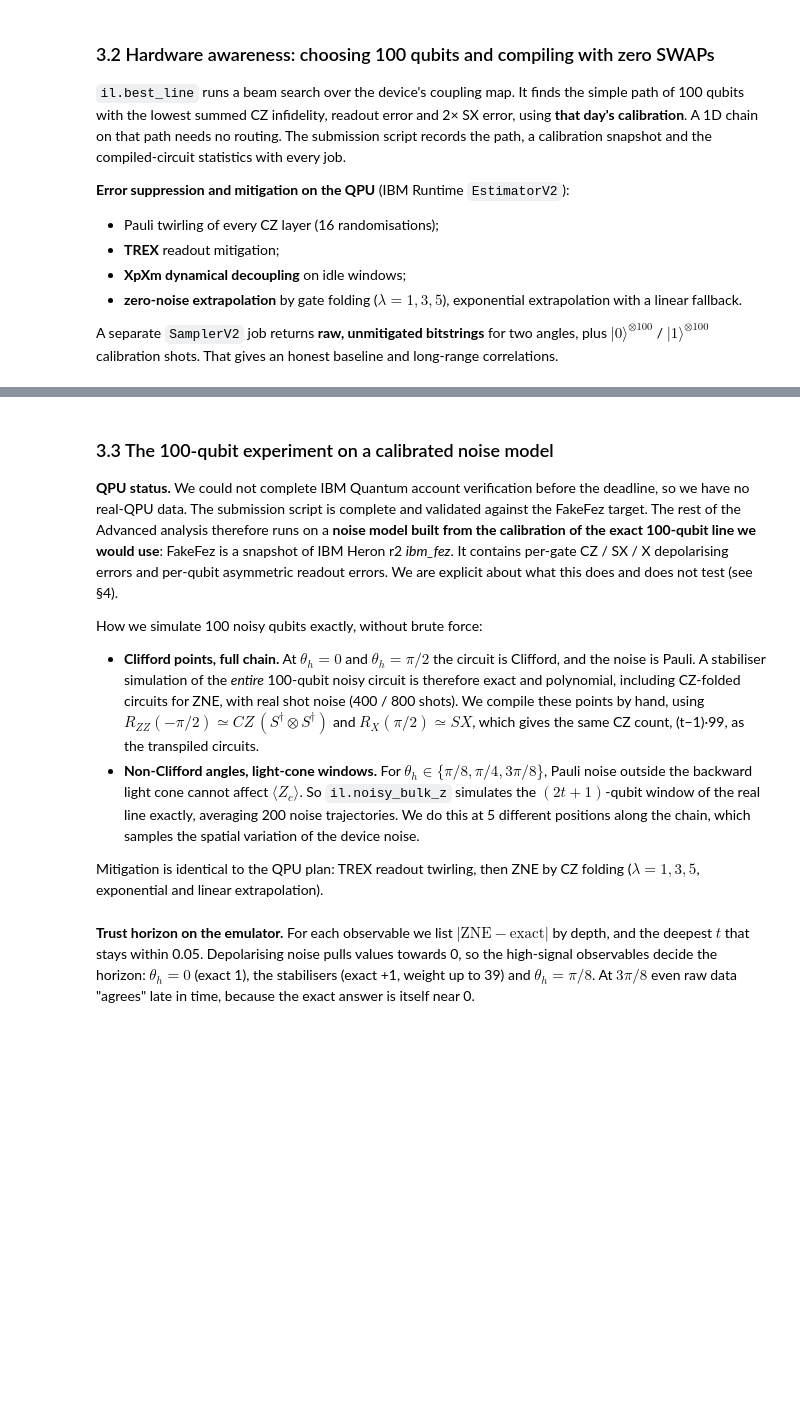
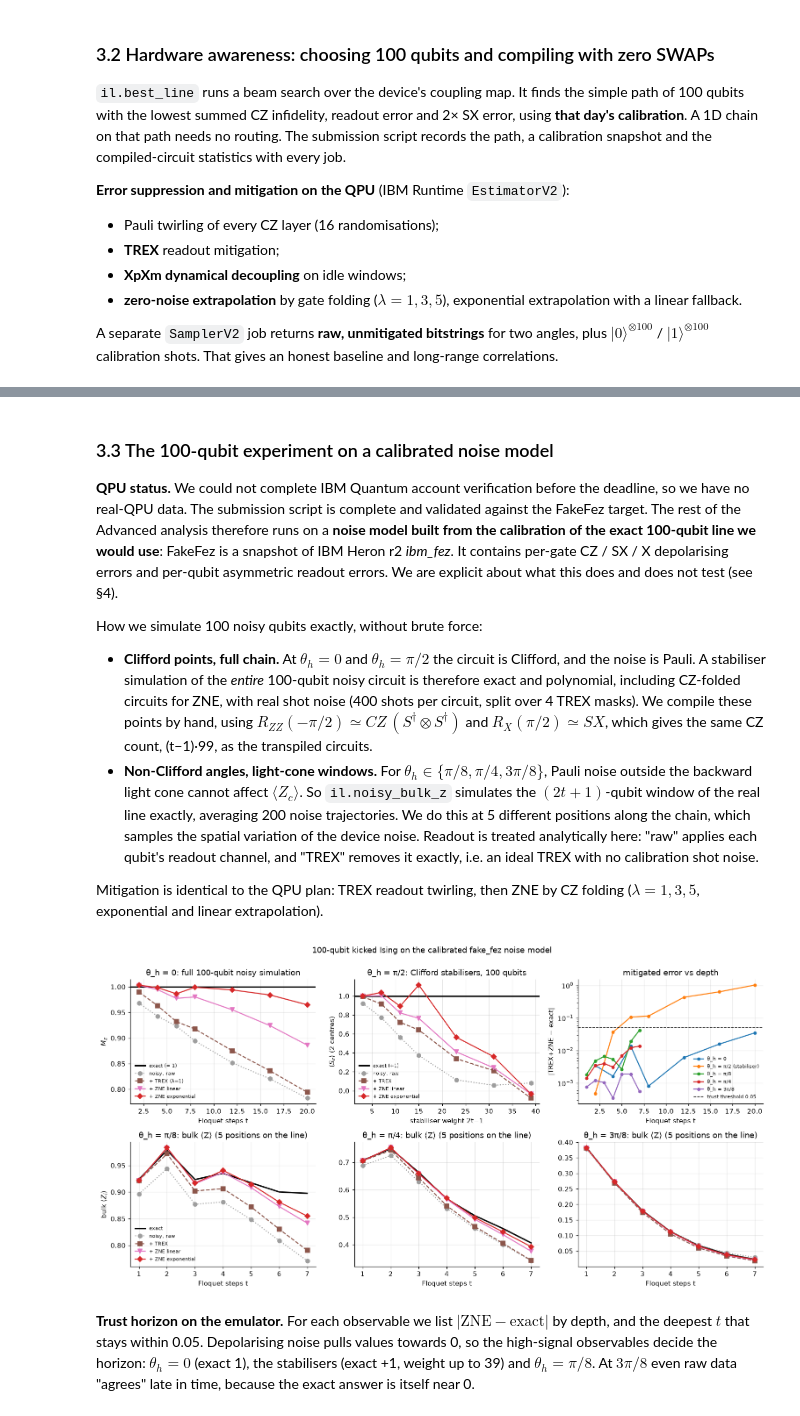
Before and after one commit to wireshark10/IBM-Qiskit-Hackathon, a Jupyter notebook: track3_dynamics_under_noise.ipynb, the cells around one changed output, grey strips where cells are left out. Saved outputs shown, nothing was run; the diff lists cells and outputs as text; code cells hidden in the pictures; blank space fills up the shorter version.

Commit message:
Audit fixes: correct CX ratio, depth, Trotter-error and step-size claims; ideal-TREX note; RECOMPUTE covers emulation; noise-model orientation fallback

```diff
--- a/track3_dynamics_under_noise.ipynb
+++ b/track3_dynamics_under_noise.ipynb
@@ -589,11 +697,15 @@ print("CZ count == (t-1)(N-1) for every circuit: the router inserted no SWAPs.")
 **QPU status.** We could not complete IBM Quantum account verification before the deadline, so we have no real-QPU data. The submission script is complete and validated against the FakeFez target. The rest of the Advanced analysis therefore runs on a **noise model built from the calibration of the exact 100-qubit line we would use**: FakeFez is a snapshot of IBM Heron r2 *ibm_fez*. It contains per-gate CZ / SX / X depolarising errors and per-qubit asymmetric readout errors. We are explicit about what this does and does not test (see §4).
 
 How we simulate 100 noisy qubits exactly, without brute force:
-* **Clifford points, full chain.** At $\theta_h=0$ and $\theta_h=\pi/2$ the circuit is Clifford, and the noise is Pauli. A stabiliser simulation of the *entire* 100-qubit noisy circuit is therefore exact and polynomial, including CZ-folded circuits for ZNE, with real shot noise (400 / 800 shots). We compile these points by hand, using $R_{ZZ}(-\pi/2)\simeq CZ\,(S^\dagger\!\otimes S^\dagger)$ and $R_X(\pi/2)\simeq SX$, which gives the same CZ count, (t−1)·99, as the transpiled circuits.
-* **Non-Clifford angles, light-cone windows.** For $\theta_h\in\{\pi/8,\pi/4,3\pi/8\}$, Pauli noise outside the backward light cone cannot affect $\langle Z_c\rangle$. So `il.noisy_bulk_z` simulates the $(2t+1)$-qubit window of the real line exactly, averaging 200 noise trajectories. We do this at 5 different positions along the chain, which samples the spatial variation of the device noise.
+* **Clifford points, full chain.** At $\theta_h=0$ and $\theta_h=\pi/2$ the circuit is Clifford, and the noise is Pauli. A stabiliser simulation of the *entire* 100-qubit noisy circuit is therefore exact and polynomial, including CZ-folded circuits for ZNE, with real shot noise (400 shots per circuit, split over 4 TREX masks). We compile these points by hand, using $R_{ZZ}(-\pi/2)\simeq CZ\,(S^\dagger\!\otimes S^\dagger)$ and $R_X(\pi/2)\simeq SX$, which gives the same CZ count, (t−1)·99, as the transpiled circuits.
+* **Non-Clifford angles, light-cone windows.** For $\theta_h\in\{\pi/8,\pi/4,3\pi/8\}$, Pauli noise outside the backward light cone cannot affect $\langle Z_c\rangle$. So `il.noisy_bulk_z` simulates the $(2t+1)$-qubit window of the real line exactly, averaging 200 noise trajectories. We do this at 5 different positions along the chain, which samples the spatial variation of the device noise. Readout is treated analytically here: "raw" applies each qubit's readout channel, and "TREX" removes it exactly, i.e. an ideal TREX with no calibration shot noise.
 
 Mitigation is identical to the QPU plan: TREX readout twirling, then ZNE by CZ folding ($\lambda=1,3,5$, exponential and linear extrapolation).
 # %%
+if RECOMPUTE:                                   # ~25 min per part on a laptop; parts are independent
+    import subprocess, sys
+    for part in ("z0", "stab", "windows"):
+        subprocess.run([sys.executable, "scripts/emulate_advanced.py", part], check=True)
 emu = {k: json.load(open(RESULTS / f"emu_{k}.json")) for k in ("z0", "stab", "windows") if (RESULTS / f"emu_{k}.json").exists()}
 F = np.array([1, 3, 5])
 def zne(stack, kind="exponential"):
@@ -619,33 +731,35 @@ if "stab" in emu:
     ax = axes[0, 1]
     ax.axhline(1, color=COL["exact"], lw=2, label="exact (+1)")
     ax.plot(w, np.array(e["raw"]).mean(1), "o:", color=COL["raw"], label="noisy, raw")
     ax.plot(w, st[0], "s--", color=COL["trex"], label="+ TREX")
     ax.plot(w, zne(st, "linear"), "v-", color="#e377c2", label="+ ZNE linear")
     ax.plot(w, zne(st), "D-", color=COL["zne"], label="+ ZNE exponential")
     ax.set_title("θ_h = π/2: Clifford stabilisers, 100 qubits"); ax.set_xlabel("stabiliser weight 2t−1")
     ax.set_ylabel(r"$\langle S_c\rangle$ (2 centres)"); ax.legend(fontsize=7.5)
     emu_dev["π/2 (stabiliser)"] = (np.array(e["t"]), np.abs(zne(st) - 1))
 if "windows" in emu:
     e = emu["windows"]; nt = min(len(e["trex"][str(f)]) for f in F); t = np.array(e["t"][:nt]); labs = ["π/8", "π/4", "3π/8"]
     raw = np.array(e["raw"][:nt]); st = np.array([e["trex"][str(f)][:nt] for f in F])   # (F, t, theta)
     for a, (ax, lab) in enumerate(zip(axes[1], labs)):
         ex = np.array([il.free_fermion_profile(N_KI, int(tt), TH_ALL[lab])[0][N_KI // 2] for tt in t])
         ax.plot(t, ex, "-", color=COL["exact"], lw=2, label="exact")
         ax.plot(t, raw[:, a], "o:", color=COL["raw"], label="noisy, raw")
         ax.plot(t, st[0, :, a], "s--", color=COL["trex"], label="+ TREX")
         ax.plot(t, zne(st[:, :, a], "linear"), "v-", color="#e377c2", label="+ ZNE linear")
         ax.plot(t, zne(st[:, :, a]), "D-", color=COL["zne"], label="+ ZNE exponential")
         ax.set_title(f"θ_h = {lab}: bulk ⟨Z⟩ (5 positions on the line)"); ax.set_xlabel("Floquet steps t")
         emu_dev[lab] = (t, np.abs(zne(st[:, :, a]) - ex))
     axes[1, 0].set_ylabel(r"bulk $\langle Z_i\rangle$"); axes[1, 0].legend(fontsize=7.5)
 ax = axes[0, 2]                                   # residuals: the trust horizon at a glance
 for lab, (t_, d_) in emu_dev.items():
     ax.semilogy(t_, np.maximum(d_, 1e-4), "o-", ms=4, label=f"θ_h = {lab}")
 ax.axhline(0.05, color="k", ls="--", lw=1, label="trust threshold 0.05")
 ax.set_xlabel("Floquet steps t"); ax.set_ylabel("|TREX+ZNE − exact|"); ax.set_title("mitigated error vs depth")
 ax.legend(fontsize=7)
 plt.suptitle(f"100-qubit kicked Ising on the calibrated {emu.get('z0', emu.get('windows', {})).get('backend', 'FakeFez')} noise model", y=1.0)
 plt.tight_layout(); savefig("a6_emulation"); plt.show()
+# %% [output]
+[figure, added]
 # %% [markdown]
 **Trust horizon on the emulator.** For each observable we list $|\text{ZNE}-\text{exact}|$ by depth, and the deepest $t$ that stays within 0.05. Depolarising noise pulls values towards 0, so the high-signal observables decide the horizon: $\theta_h=0$ (exact 1), the stabilisers (exact +1, weight up to 39) and $\theta_h=\pi/8$. At $3\pi/8$ even raw data "agrees" late in time, because the exact answer is itself near 0.
 # %%
```
Also changed, not shown: parts of 31 cells of this notebook, 9 other files.
